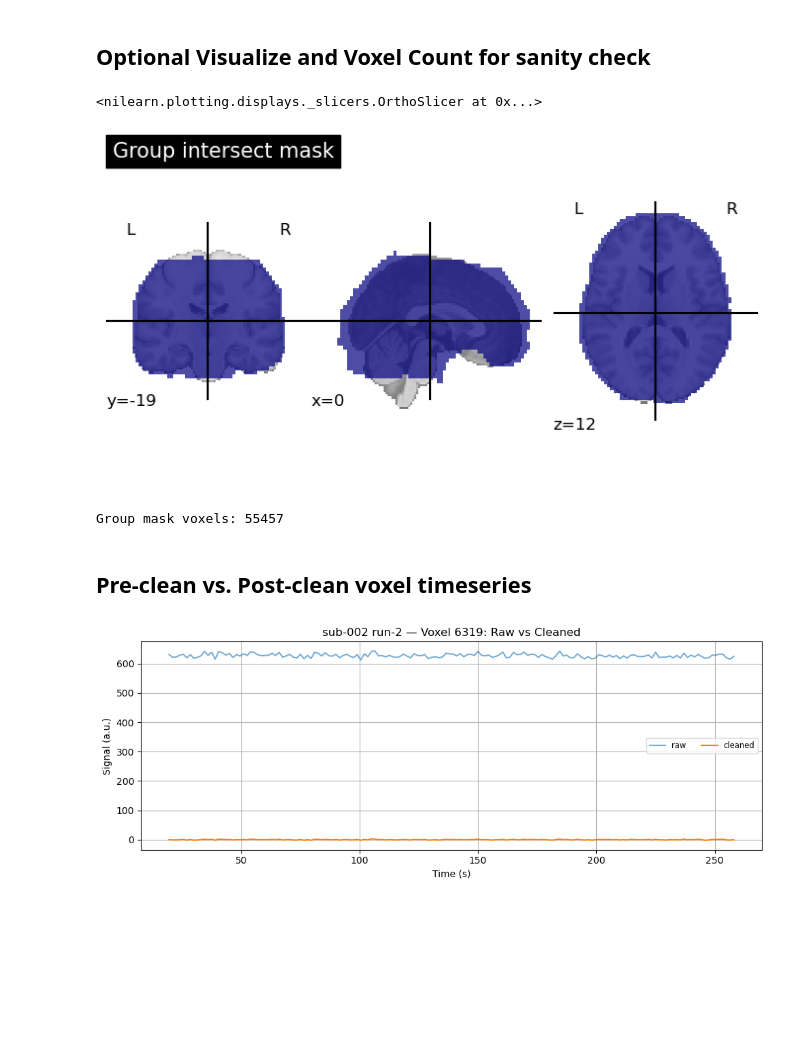
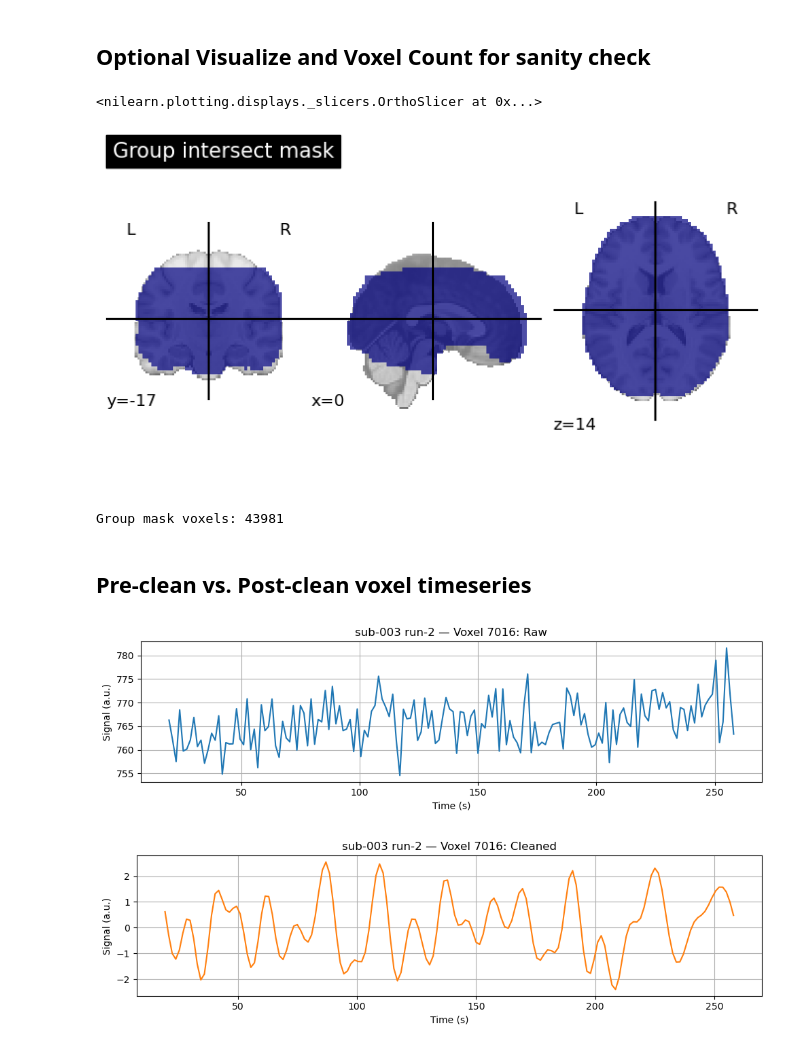
Before and after one commit to wfisher211/narrative-topic-rsa, a Jupyter notebook: PieMan_analysis/PieMan_Sub-002_revised.ipynb, the cells around one changed output. Cells and saved outputs as stored; diff of their text form; code cells hidden in the pictures; blank space fills up the shorter version.

Commit message:
Separate raw vs. cleaned voxel plots into distinct figures

```diff
--- a/PieMan_analysis/PieMan_Sub-002_revised.ipynb
+++ b/PieMan_analysis/PieMan_Sub-002_revised.ipynb
@@ -202,54 +202,54 @@ ALL DONE.
 ## Optional Visualize and Voxel Count for sanity check
 # %%
 from nilearn.plotting import plot_roi
-plot_roi(output_mask, title='Group intersect mask')
+plot_roi(intersect, title='Group intersect mask')
 # %% [output]
 <nilearn.plotting.displays._slicers.OrthoSlicer at 0x...>
-[figure, old version]
+[figure, new version]
 # %%
 import numpy as np
 import nibabel as nib
-grp = nib.load(output_mask).get_fdata().astype(bool)
+grp = intersect.get_fdata().astype(bool)
 print("Group mask voxels:", grp.sum())
 # %% [output]
-Group mask voxels: 55457
+Group mask voxels: 43981
 # %% [markdown]
 ## Pre-clean vs. Post-clean voxel timeseries
 # %%
-# -----------------------------------------------------------------------------
-# 5) QC: Raw vs Cleaned for one random voxel (no fixed seed)
-# -----------------------------------------------------------------------------
 import numpy as np
 import matplotlib.pyplot as plt
 
-# — assume you already have these in your namespace —
-#   ts         : full-length raw time‑series array, shape (n_vols, n_voxels)
-#   ts_clean   : full-length cleaned time‑series array, same shape
-#   tr_slice   : the Python slice you used to select 13…172 (inclusive)
-#   TR         : repetition time in seconds (e.g. 1.5)
-#   sub, run   : strings naming the current subject/run
+# 1) extract just the window you processed
+X_raw = ts[tr_slice, :]       # (n_TRs_sub, n_voxels)
+X_cln = ts_clean[tr_slice, :] # same shape
 
-# 1) extract just the window you processed
-X_raw = ts[tr_slice, :]      # shape (n_TRs_sub, n_voxels)
-X_cln = ts_clean[tr_slice, :]# "
-n_TRs_sub, n_vox   = X_raw.shape
+n_TRs_sub, n_vox = X_raw.shape
 
 # 2) build a time axis in seconds
 time_axis = np.arange(n_TRs_sub) * TR + (tr_slice.start * TR)
 
-# 3) pick a genuinely random voxel each time
-v_idx = np.random.randint(n_vox)
+# 3) choose a single voxel (random or fixed)
+v_idx = np.random.randint(n_vox)   # or set v_idx = 42
 
-# 4) plot
-plt.figure(figsize=(10, 4))
-plt.plot(time_axis, X_raw[:, v_idx],   label='raw',    alpha=0.6)
-plt.plot(time_axis, X_cln[:, v_idx],   label='cleaned', linewidth=1.5)
-plt.title(f"{sub} run-{run} — Voxel {v_idx}: Raw vs Cleaned")
+# 4) Plot raw on its own figure
+plt.figure(figsize=(10, 3))
+plt.plot(time_axis, X_raw[:, v_idx], color='tab:blue')
+plt.title(f"{sub} run-{run} — Voxel {v_idx}: Raw")
 plt.xlabel("Time (s)")
 plt.ylabel("Signal (a.u.)")
-plt.legend(ncol=2, fontsize='small')
 plt.grid(True)
 plt.tight_layout()
+
+# 5) Plot cleaned on its own figure
+plt.figure(figsize=(10, 3))
+plt.plot(time_axis, X_cln[:, v_idx], color='tab:orange')
+plt.title(f"{sub} run-{run} — Voxel {v_idx}: Cleaned")
+plt.xlabel("Time (s)")
+plt.ylabel("Signal (a.u.)")
+plt.grid(True)
+plt.tight_layout()
+
 plt.show()
 # %% [output]
-[figure, old version]
+[figure, new version]
+[figure, added]
```
Also changed, not shown: 2 other files.
